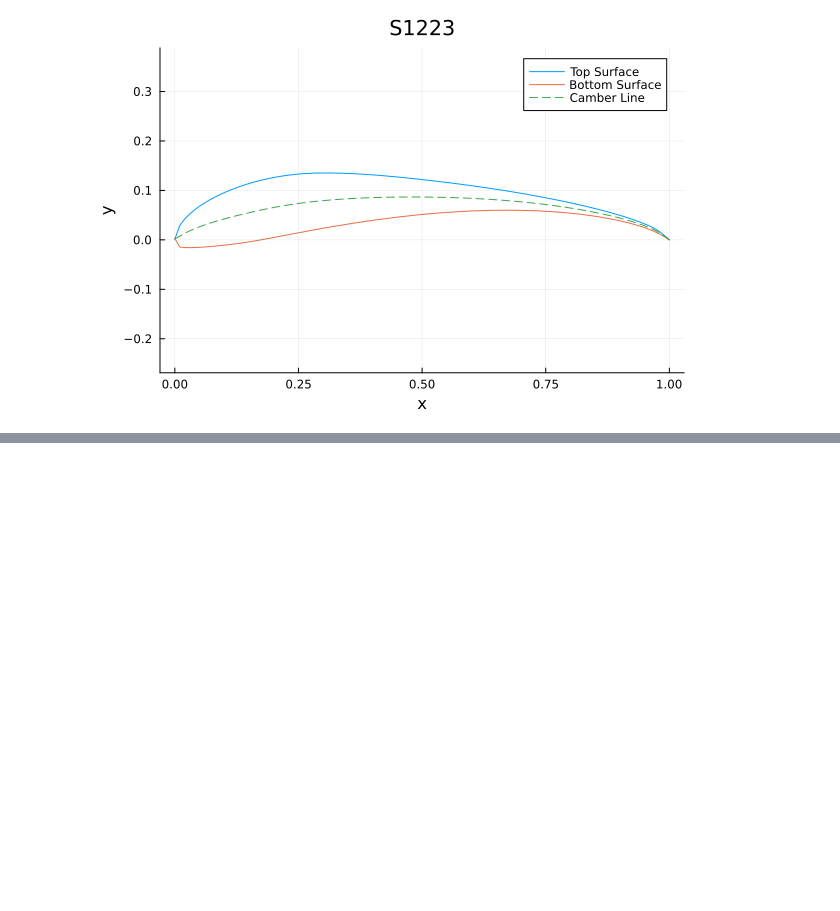
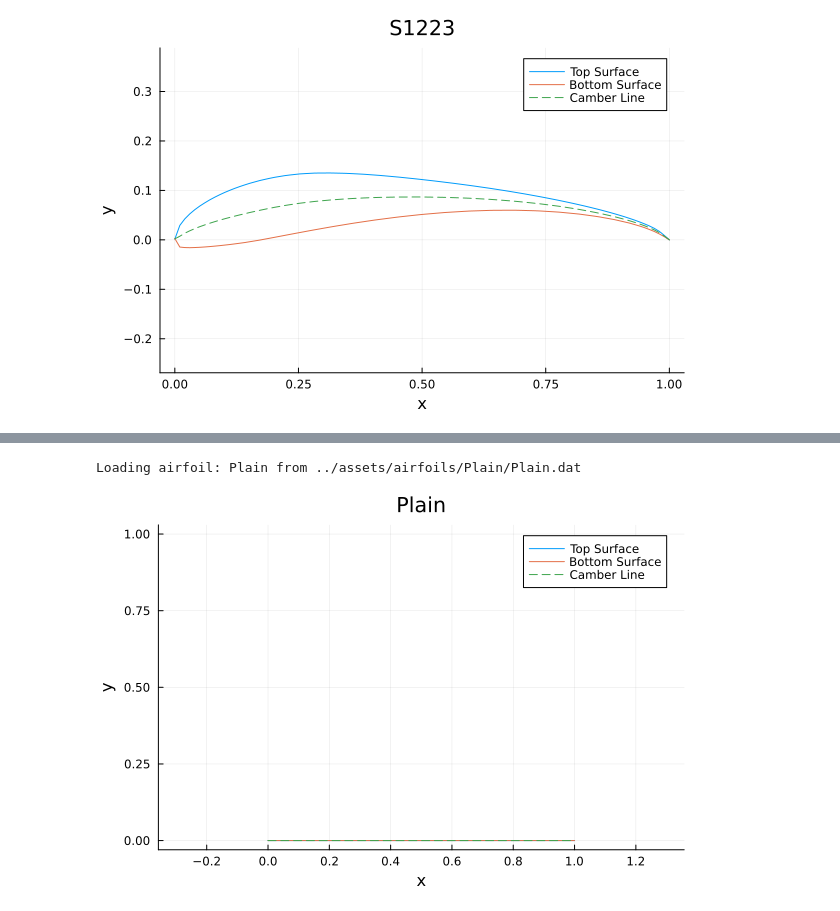
Before and after one commit to ArthurJWH/SAE_Airframe, a Jupyter notebook: scripts/test_airfoil.ipynb, the cells around one changed output, grey strips where cells are left out. Drawn from its saved outputs; the diff is of its cells as text; code cells hidden in the pictures; blank space fills up the shorter version.

```diff
--- a/scripts/test_airfoil.ipynb
+++ b/scripts/test_airfoil.ipynb
@@ -21,0 +28,6 @@ Loading airfoil: S1223 from ../assets/airfoils/S1223/S1223.dat
+# %%
+plain = Airfoil("../assets/airfoils/Plain/Plain.dat")
+plot_airfoil(plain, save=true)
+# %% [output]
+Loading airfoil: Plain from ../assets/airfoils/Plain/Plain.dat
+[figure, added]
```
Also changed, not shown: parts of 1 cell of this notebook, 5 other files.
